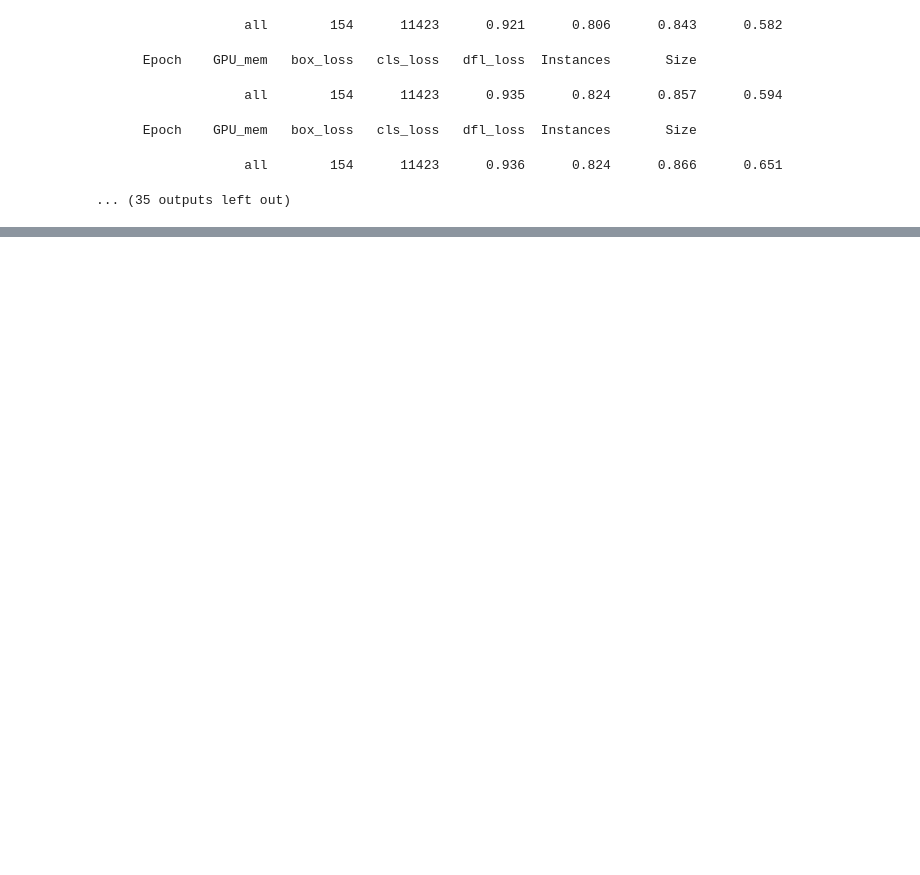
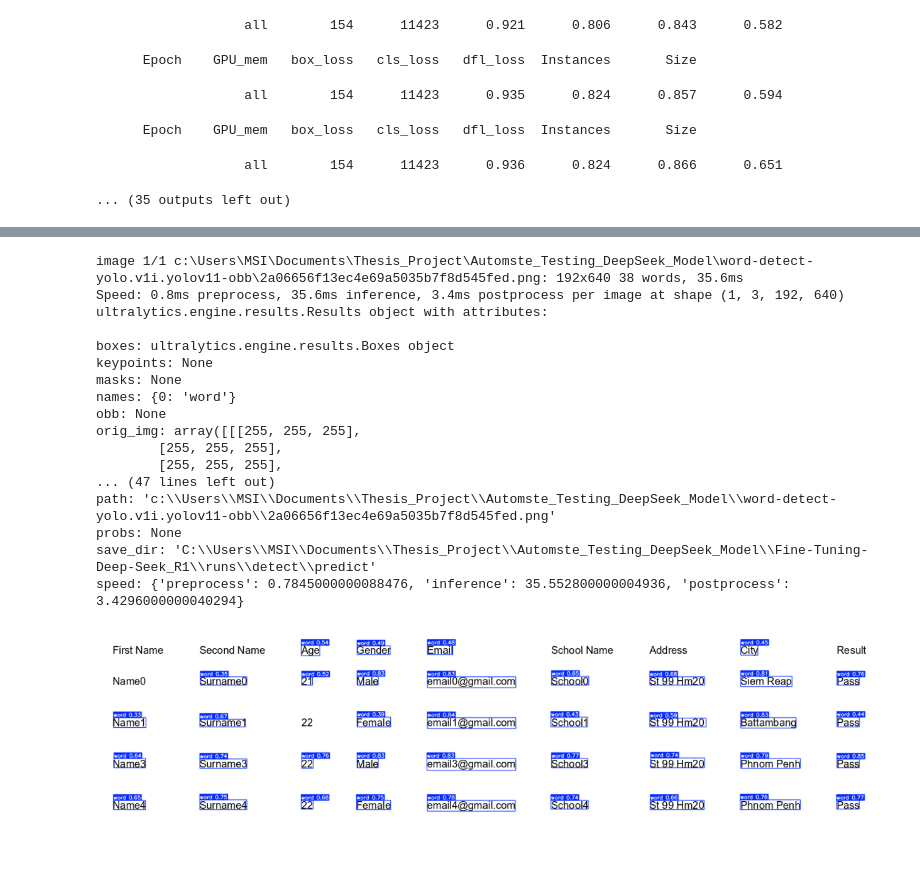
Before and after one commit to JackyDOM/YOLO11_Detection_Project, a Jupyter notebook: train_model_yolo11.ipynb, the cells around one changed output, grey strips where cells are left out. Cells and saved outputs as stored; diff of their text form; code cells hidden in the pictures; blank space fills up the shorter version.

```diff
--- a/train_model_yolo11.ipynb
+++ b/train_model_yolo11.ipynb
@@ -154,0 +199,60 @@ Starting training for 30 epochs...
+# %%
+import cv2
+import matplotlib.pyplot as plt
+from ultralytics import YOLO
+
+# Load the trained model
+model = YOLO('C:/Users/MSI/Documents/Thesis_Project/Automste_Testing_DeepSeek_Model/word-detect-yolo.v1i.yolov11-obb/run1/weights/best.pt')
+
+# Set the path to your image
+image_path = '2a06656f13ec4e69a5035b7f8d545fed.png'
+
+# Run the model
+results = model.predict(image_path)
+
+# Print the results
+print(results[0])
+
+# 🧠 Get the confidence scores
+confidences = results[0].boxes.conf  # Get the confidence scores (list of numbers)
+
+# Check if detections exist
+# if confidences is not None and len(confidences) > 0:
+#     avg_confidence = confidences.mean().item()  # Calculate average confidence
+#     print(f"Average confidence (accuracy) for this image: {avg_confidence:.2f}")
+# else:
+#     print("No detections to calculate confidence.")
+
+# Plot the detections
+annotated_frame = results[0].plot(
+    labels=True,
+    font_size=8,
+    conf=True,
+    boxes=True,
+    line_width=1
+)
+
+# Display
+plt.figure(figsize=(16, 16))
+plt.imshow(cv2.cvtColor(annotated_frame, cv2.COLOR_BGR2RGB))
+plt.axis("off")
+plt.show()
+# %% [output]
+image 1/1 c:\Users\MSI\Documents\Thesis_Project\Automste_Testing_DeepSeek_Model\word-detect-yolo.v1i.yolov11-obb\2a06656f13ec4e69a5035b7f8d545fed.png: 192x640 38 words, 35.6ms
+Speed: 0.8ms preprocess, 35.6ms inference, 3.4ms postprocess per image at shape (1, 3, 192, 640)
+ultralytics.engine.results.Results object with attributes:
+
+boxes: ultralytics.engine.results.Boxes object
+keypoints: None
+masks: None
+names: {0: 'word'}
+obb: None
+orig_img: array([[[255, 255, 255],
+        [255, 255, 255],
+        [255, 255, 255],
+... (47 lines left out)
+path: 'c:\\Users\\MSI\\Documents\\Thesis_Project\\Automste_Testing_DeepSeek_Model\\word-detect-yolo.v1i.yolov11-obb\\2a06656f13ec4e69a5035b7f8d545fed.png'
+probs: None
+save_dir: 'C:\\Users\\MSI\\Documents\\Thesis_Project\\Automste_Testing_DeepSeek_Model\\Fine-Tuning-Deep-Seek_R1\\runs\\detect\\predict'
+speed: {'preprocess': 0.7845000000088476, 'inference': 35.552800000004936, 'postprocess': 3.4296000000040294}
+[figure, added]
```
Also changed, not shown: parts of 4 cells of this notebook, 4 other files.
